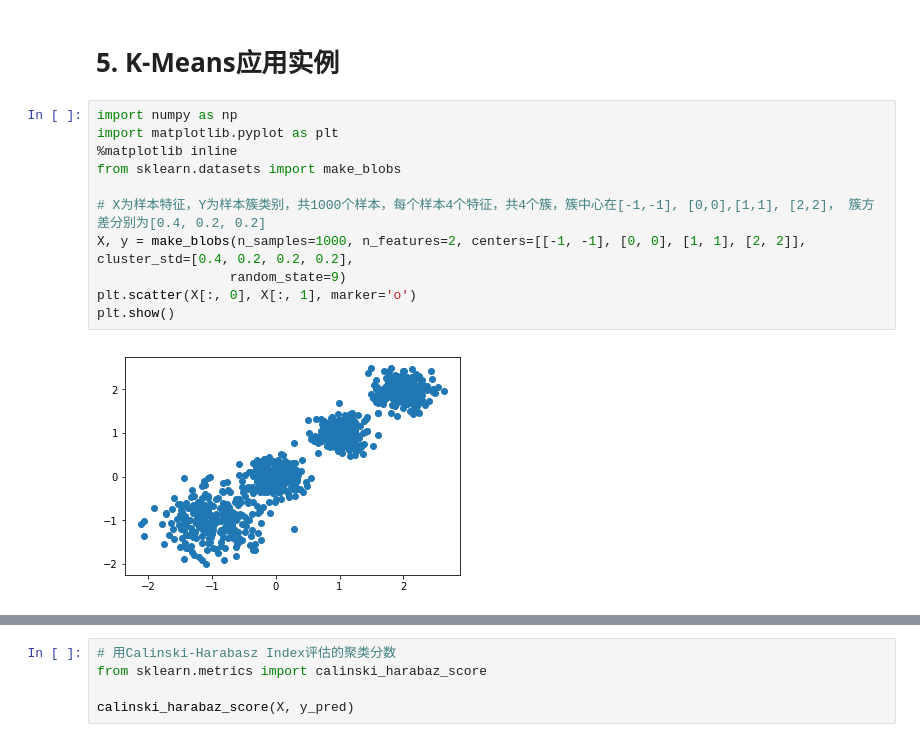
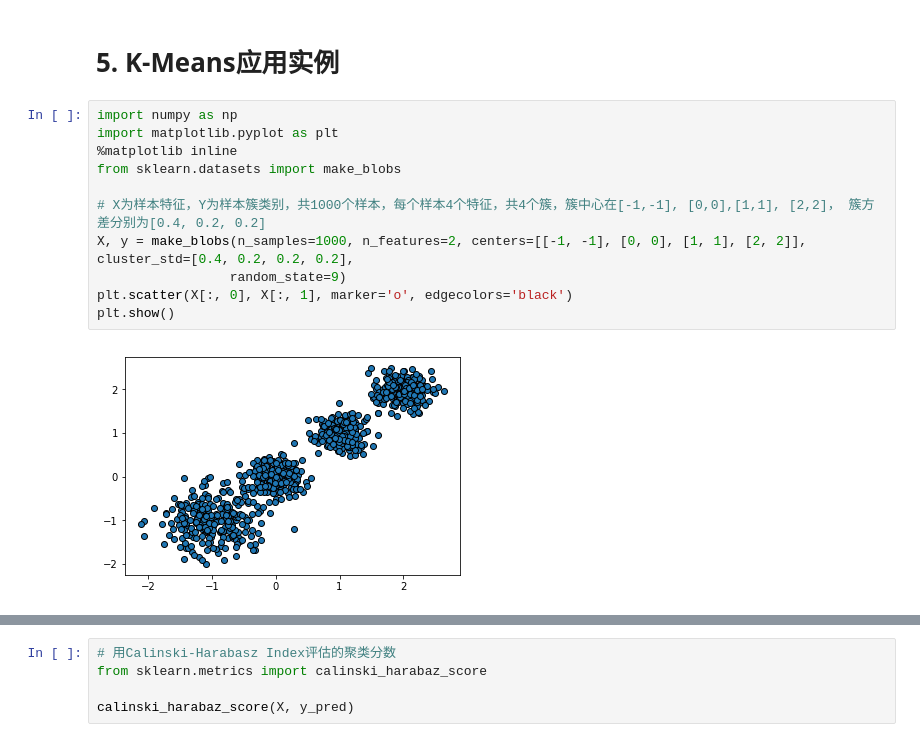
Before and after one commit to BetterSora/Python, a Jupyter notebook: 用scikit-learn学习K-Means聚类/用scikit-learn学习K-Means聚类.ipynb, the cells around one changed output, grey strips where cells are left out. Drawn from its saved outputs; the diff is of its cells as text.

```diff
--- a/用scikit-learn学习K-Means聚类/用scikit-learn学习K-Means聚类.ipynb
+++ b/用scikit-learn学习K-Means聚类/用scikit-learn学习K-Means聚类.ipynb
@@ -19,16 +19,16 @@
 # %%
 import numpy as np
 import matplotlib.pyplot as plt
 %matplotlib inline
 from sklearn.datasets import make_blobs
 
 # X为样本特征，Y为样本簇类别，共1000个样本，每个样本4个特征，共4个簇，簇中心在[-1,-1], [0,0],[1,1], [2,2]， 簇方差分别为[0.4, 0.2, 0.2]
 X, y = make_blobs(n_samples=1000, n_features=2, centers=[[-1, -1], [0, 0], [1, 1], [2, 2]], cluster_std=[0.4, 0.2, 0.2, 0.2],
                  random_state=9)
-plt.scatter(X[:, 0], X[:, 1], marker='o')
+plt.scatter(X[:, 0], X[:, 1], marker='o', edgecolors='black')
 plt.show()
 # %% [output]
-[figure, old version]
+[figure, new version]
 # %%
 # 现在我们来用K-Means聚类方法来做聚类，首先选择k=2
 from sklearn.cluster import KMeans
```
Also changed, not shown: parts of 4 cells of this notebook.
